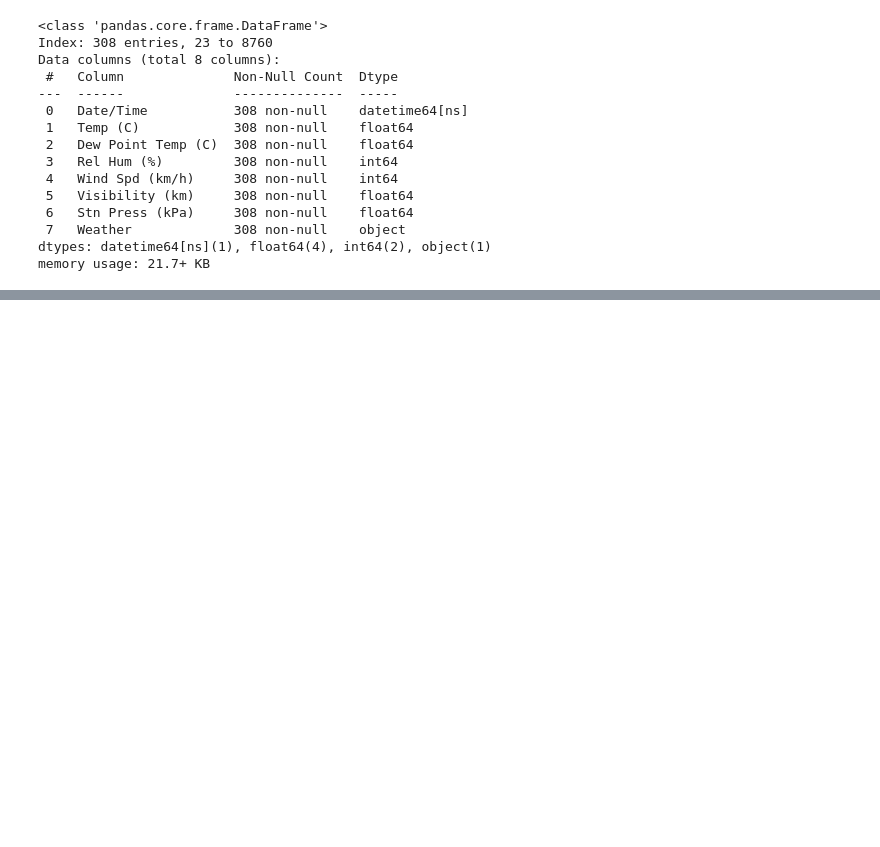
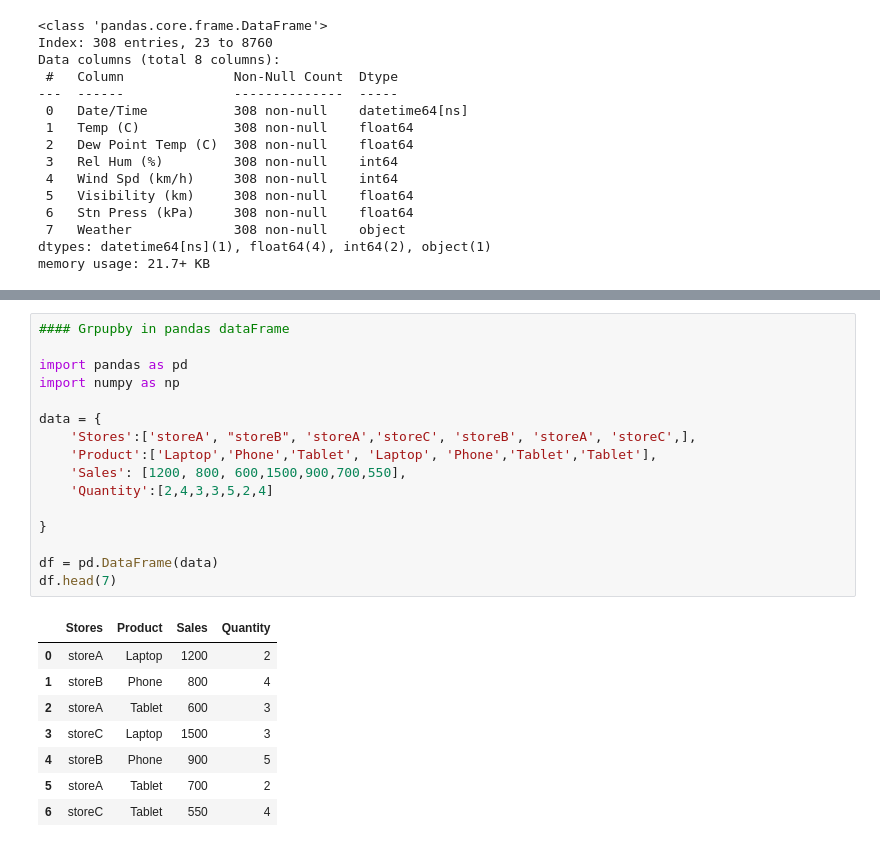
Before and after one commit to shabucoder/Data-Engineering-Journey, a Jupyter notebook: Python_Learning/Pandas.ipynb, the cells around one changed output, grey strips where cells are left out. Cells and saved outputs as stored; diff of their text form; blank space fills up the shorter version.

```diff
--- a/Python_Learning/Pandas.ipynb
+++ b/Python_Learning/Pandas.ipynb
@@ -304,0 +317,25 @@ memory usage: 21.7+ KB
+# %%
+#### Grpupby in pandas dataFrame
+
+import pandas as pd
+import numpy as np
+
+data = {
+    'Stores':['storeA', "storeB", 'storeA','storeC', 'storeB', 'storeA', 'storeC',],
+    'Product':['Laptop','Phone','Tablet', 'Laptop', 'Phone','Tablet','Tablet'],
+    'Sales': [1200, 800, 600,1500,900,700,550],
+    'Quantity':[2,4,3,3,5,2,4]
+
+}
+
+df = pd.DataFrame(data)
+df.head(7)
+# %% [output]
+|  | Stores | Product | Sales | Quantity |
+| 0 | storeA | Laptop | 1200 | 2 |
+| 1 | storeB | Phone | 800 | 4 |
+| 2 | storeA | Tablet | 600 | 3 |
+| 3 | storeC | Laptop | 1500 | 3 |
+| 4 | storeB | Phone | 900 | 5 |
+| 5 | storeA | Tablet | 700 | 2 |
+| 6 | storeC | Tablet | 550 | 4 |
```
Also changed, not shown: parts of 14 cells of this notebook.
